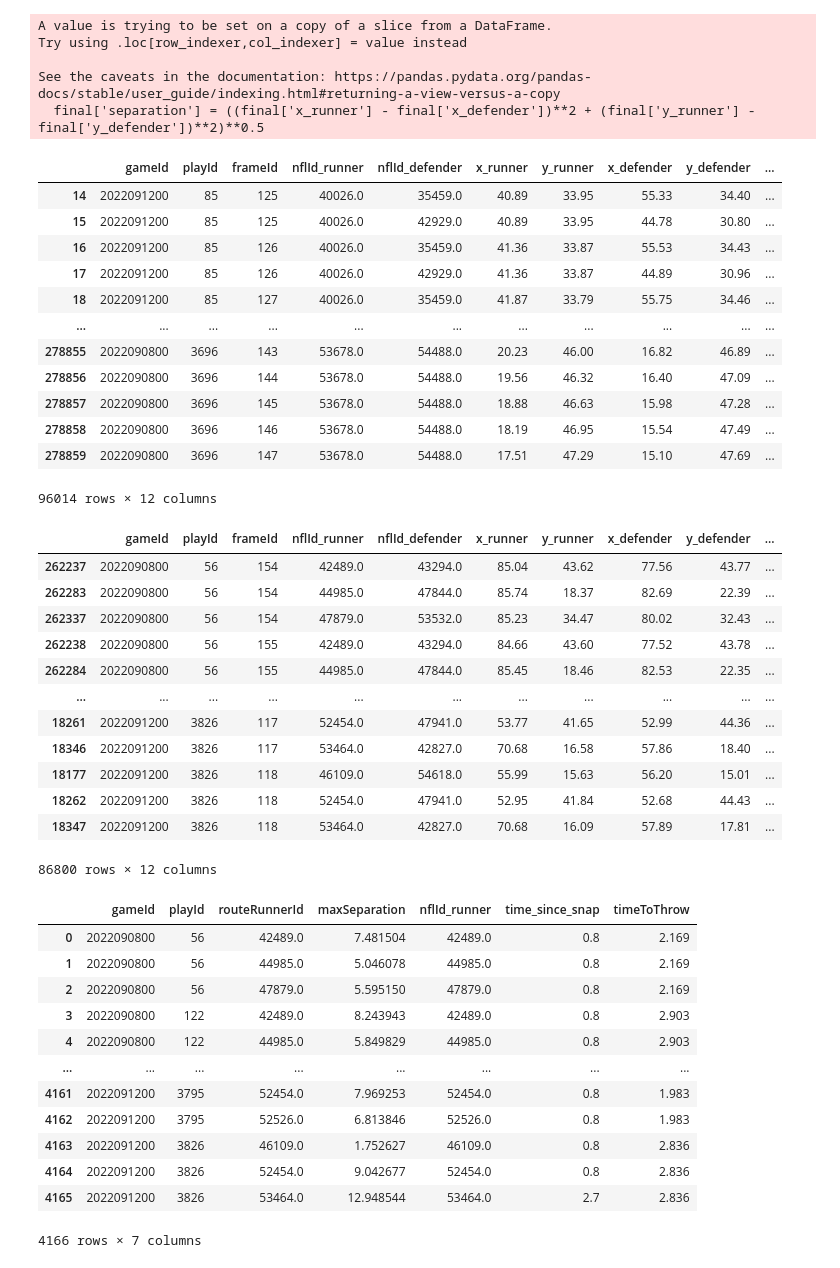
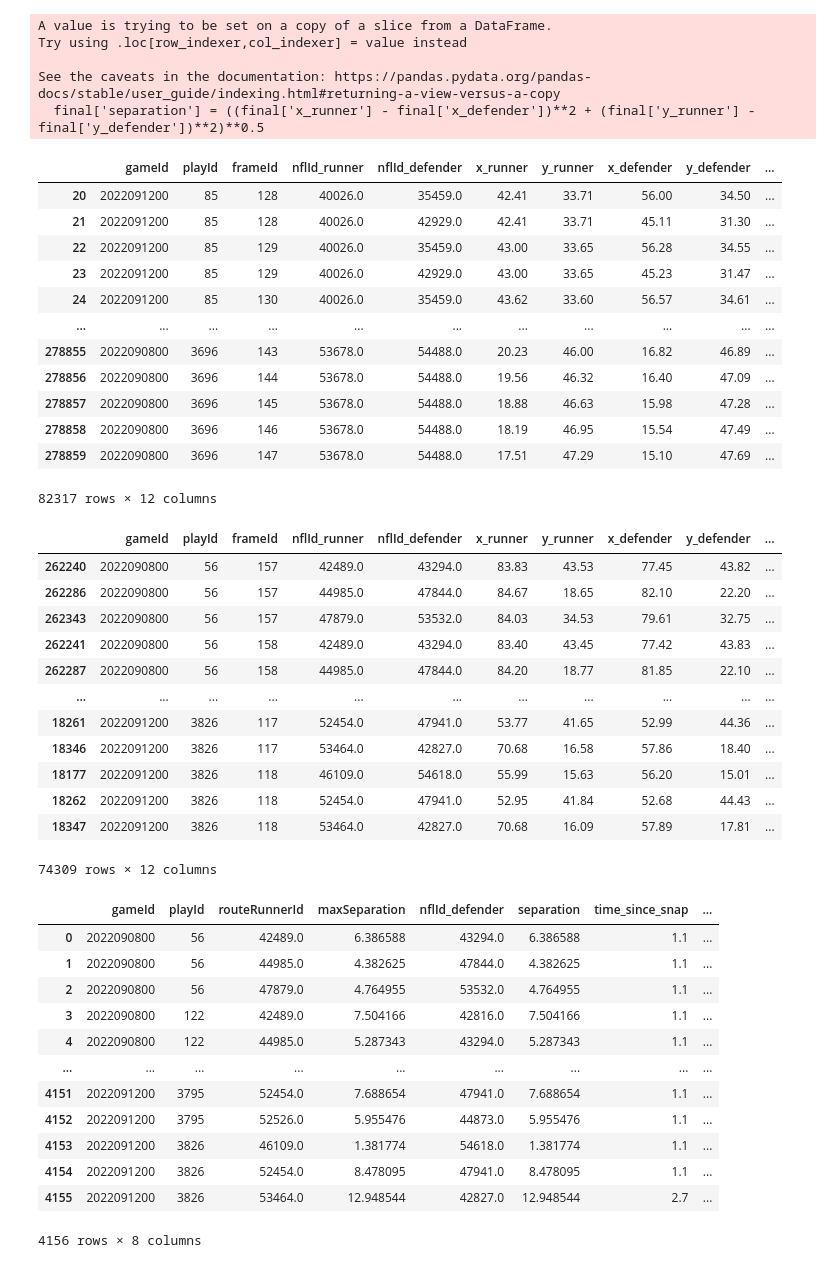
Before and after one commit to rohitbh7/nfl, a Jupyter notebook: submission.ipynb, the cells around one changed output. Drawn from its saved outputs; the diff is of its cells as text; code cells hidden in the pictures.

```diff
--- a/submission.ipynb
+++ b/submission.ipynb
@@ -183,7 +183,7 @@ merge = pd.merge(
     right_on=['gameId', 'playId']
 )
 # %%
-merge = merge[(merge['time_since_snap'] <= merge['timeToThrow']) & (merge['time_since_snap'] > 0.75)]
+merge = merge[(merge['time_since_snap'] <= merge['timeToThrow']) & (merge['time_since_snap'] >= 1)]
 # %%
 final = merge[['gameId', 'playId', 'frameId', 'nflId_x', 'nflId_y', 'x_x', 'y_x', 'x_y', 'y_y', 'time_since_snap', 'timeToThrow']]
 # %%
@@ -212,61 +212,61 @@ See the caveats in the documentation: https://pandas.pydata.org/pandas-docs/stab
 final
 # %% [output]
 |  | gameId | playId | frameId | nflId_runner | nflId_defender | x_runner | y_runner | x_defender | y_defender | ... |
-| 14 | 2022091200 | 85 | 125 | 40026.0 | 35459.0 | 40.89 | 33.95 | 55.33 | 34.40 | ... |
-| 15 | 2022091200 | 85 | 125 | 40026.0 | 42929.0 | 40.89 | 33.95 | 44.78 | 30.80 | ... |
-| 16 | 2022091200 | 85 | 126 | 40026.0 | 35459.0 | 41.36 | 33.87 | 55.53 | 34.43 | ... |
-| 17 | 2022091200 | 85 | 126 | 40026.0 | 42929.0 | 41.36 | 33.87 | 44.89 | 30.96 | ... |
-| 18 | 2022091200 | 85 | 127 | 40026.0 | 35459.0 | 41.87 | 33.79 | 55.75 | 34.46 | ... |
+| 20 | 2022091200 | 85 | 128 | 40026.0 | 35459.0 | 42.41 | 33.71 | 56.00 | 34.50 | ... |
+| 21 | 2022091200 | 85 | 128 | 40026.0 | 42929.0 | 42.41 | 33.71 | 45.11 | 31.30 | ... |
+| 22 | 2022091200 | 85 | 129 | 40026.0 | 35459.0 | 43.00 | 33.65 | 56.28 | 34.55 | ... |
+| 23 | 2022091200 | 85 | 129 | 40026.0 | 42929.0 | 43.00 | 33.65 | 45.23 | 31.47 | ... |
+| 24 | 2022091200 | 85 | 130 | 40026.0 | 35459.0 | 43.62 | 33.60 | 56.57 | 34.61 | ... |
 | ... | ... | ... | ... | ... | ... | ... | ... | ... | ... | ... |
 | 278855 | 2022090800 | 3696 | 143 | 53678.0 | 54488.0 | 20.23 | 46.00 | 16.82 | 46.89 | ... |
 | 278856 | 2022090800 | 3696 | 144 | 53678.0 | 54488.0 | 19.56 | 46.32 | 16.40 | 47.09 | ... |
 | 278857 | 2022090800 | 3696 | 145 | 53678.0 | 54488.0 | 18.88 | 46.63 | 15.98 | 47.28 | ... |
 | 278858 | 2022090800 | 3696 | 146 | 53678.0 | 54488.0 | 18.19 | 46.95 | 15.54 | 47.49 | ... |
 | 278859 | 2022090800 | 3696 | 147 | 53678.0 | 54488.0 | 17.51 | 47.29 | 15.10 | 47.69 | ... |
-96014 rows × 12 columns
+82317 rows × 12 columns
 # %%
 final = final.loc[final.groupby(['gameId', 'playId', 'frameId', 'nflId_runner'])['separation'].idxmin()]
 # %%
 final
 # %% [output]
 |  | gameId | playId | frameId | nflId_runner | nflId_defender | x_runner | y_runner | x_defender | y_defender | ... |
-| 262237 | 2022090800 | 56 | 154 | 42489.0 | 43294.0 | 85.04 | 43.62 | 77.56 | 43.77 | ... |
-| 262283 | 2022090800 | 56 | 154 | 44985.0 | 47844.0 | 85.74 | 18.37 | 82.69 | 22.39 | ... |
-| 262337 | 2022090800 | 56 | 154 | 47879.0 | 53532.0 | 85.23 | 34.47 | 80.02 | 32.43 | ... |
-| 262238 | 2022090800 | 56 | 155 | 42489.0 | 43294.0 | 84.66 | 43.60 | 77.52 | 43.78 | ... |
-| 262284 | 2022090800 | 56 | 155 | 44985.0 | 47844.0 | 85.45 | 18.46 | 82.53 | 22.35 | ... |
+| 262240 | 2022090800 | 56 | 157 | 42489.0 | 43294.0 | 83.83 | 43.53 | 77.45 | 43.82 | ... |
+| 262286 | 2022090800 | 56 | 157 | 44985.0 | 47844.0 | 84.67 | 18.65 | 82.10 | 22.20 | ... |
+| 262343 | 2022090800 | 56 | 157 | 47879.0 | 53532.0 | 84.03 | 34.53 | 79.61 | 32.75 | ... |
+| 262241 | 2022090800 | 56 | 158 | 42489.0 | 43294.0 | 83.40 | 43.45 | 77.42 | 43.83 | ... |
+| 262287 | 2022090800 | 56 | 158 | 44985.0 | 47844.0 | 84.20 | 18.77 | 81.85 | 22.10 | ... |
 | ... | ... | ... | ... | ... | ... | ... | ... | ... | ... | ... |
 | 18261 | 2022091200 | 3826 | 117 | 52454.0 | 47941.0 | 53.77 | 41.65 | 52.99 | 44.36 | ... |
 | 18346 | 2022091200 | 3826 | 117 | 53464.0 | 42827.0 | 70.68 | 16.58 | 57.86 | 18.40 | ... |
 | 18177 | 2022091200 | 3826 | 118 | 46109.0 | 54618.0 | 55.99 | 15.63 | 56.20 | 15.01 | ... |
 | 18262 | 2022091200 | 3826 | 118 | 52454.0 | 47941.0 | 52.95 | 41.84 | 52.68 | 44.43 | ... |
 | 18347 | 2022091200 | 3826 | 118 | 53464.0 | 42827.0 | 70.68 | 16.09 | 57.89 | 17.81 | ... |
-86800 rows × 12 columns
+74309 rows × 12 columns
 # %%
 max_separation_per_play = final.groupby(['gameId', 'playId', 'nflId_runner'])['separation'].max().reset_index()
 max_separation_per_play.columns = ['gameId', 'playId', 'routeRunnerId', 'maxSeparation']
 # %%
 result = pd.merge(
     max_separation_per_play,
-    final[['gameId', 'playId', 'nflId_runner', 'separation', 'time_since_snap', 'timeToThrow']],  # Select necessary columns
+    final[['gameId', 'playId', 'nflId_runner', 'nflId_defender', 'separation', 'time_since_snap', 'timeToThrow']],  # Select necessary columns
     how='left',
     left_on=['gameId', 'playId', 'routeRunnerId', 'maxSeparation'],  # Join on the maximum separation
     right_on=['gameId', 'playId', 'nflId_runner', 'separation']  # Join on the separation value
 )
 # %%
-result = result.drop(columns=['separation'])
+result = result.drop(columns=['nflId_runner'])
 result
 # %% [output]
-|  | gameId | playId | routeRunnerId | maxSeparation | nflId_runner | time_since_snap | timeToThrow |
-| 0 | 2022090800 | 56 | 42489.0 | 7.481504 | 42489.0 | 0.8 | 2.169 |
-| 1 | 2022090800 | 56 | 44985.0 | 5.046078 | 44985.0 | 0.8 | 2.169 |
-| 2 | 2022090800 | 56 | 47879.0 | 5.595150 | 47879.0 | 0.8 | 2.169 |
-| 3 | 2022090800 | 122 | 42489.0 | 8.243943 | 42489.0 | 0.8 | 2.903 |
-| 4 | 2022090800 | 122 | 44985.0 | 5.849829 | 44985.0 | 0.8 | 2.903 |
-| ... | ... | ... | ... | ... | ... | ... | ... |
-| 4161 | 2022091200 | 3795 | 52454.0 | 7.969253 | 52454.0 | 0.8 | 1.983 |
-| 4162 | 2022091200 | 3795 | 52526.0 | 6.813846 | 52526.0 | 0.8 | 1.983 |
-| 4163 | 2022091200 | 3826 | 46109.0 | 1.752627 | 46109.0 | 0.8 | 2.836 |
-| 4164 | 2022091200 | 3826 | 52454.0 | 9.042677 | 52454.0 | 0.8 | 2.836 |
-| 4165 | 2022091200 | 3826 | 53464.0 | 12.948544 | 53464.0 | 2.7 | 2.836 |
+|  | gameId | playId | routeRunnerId | maxSeparation | nflId_defender | separation | time_since_snap | ... |
+| 0 | 2022090800 | 56 | 42489.0 | 6.386588 | 43294.0 | 6.386588 | 1.1 | ... |
+| 1 | 2022090800 | 56 | 44985.0 | 4.382625 | 47844.0 | 4.382625 | 1.1 | ... |
+| 2 | 2022090800 | 56 | 47879.0 | 4.764955 | 53532.0 | 4.764955 | 1.1 | ... |
+| 3 | 2022090800 | 122 | 42489.0 | 7.504166 | 42816.0 | 7.504166 | 1.1 | ... |
+| 4 | 2022090800 | 122 | 44985.0 | 5.287343 | 43294.0 | 5.287343 | 1.1 | ... |
+| ... | ... | ... | ... | ... | ... | ... | ... | ... |
+| 4151 | 2022091200 | 3795 | 52454.0 | 7.688654 | 47941.0 | 7.688654 | 1.1 | ... |
+| 4152 | 2022091200 | 3795 | 52526.0 | 5.955476 | 44873.0 | 5.955476 | 1.1 | ... |
+| 4153 | 2022091200 | 3826 | 46109.0 | 1.381774 | 54618.0 | 1.381774 | 1.1 | ... |
+| 4154 | 2022091200 | 3826 | 52454.0 | 8.478095 | 47941.0 | 8.478095 | 1.1 | ... |
+| 4155 | 2022091200 | 3826 | 53464.0 | 12.948544 | 42827.0 | 12.948544 | 2.7 | ... |
-4166 rows × 7 columns
+4156 rows × 8 columns
```
Also changed, not shown: parts of 10 cells of this notebook.
